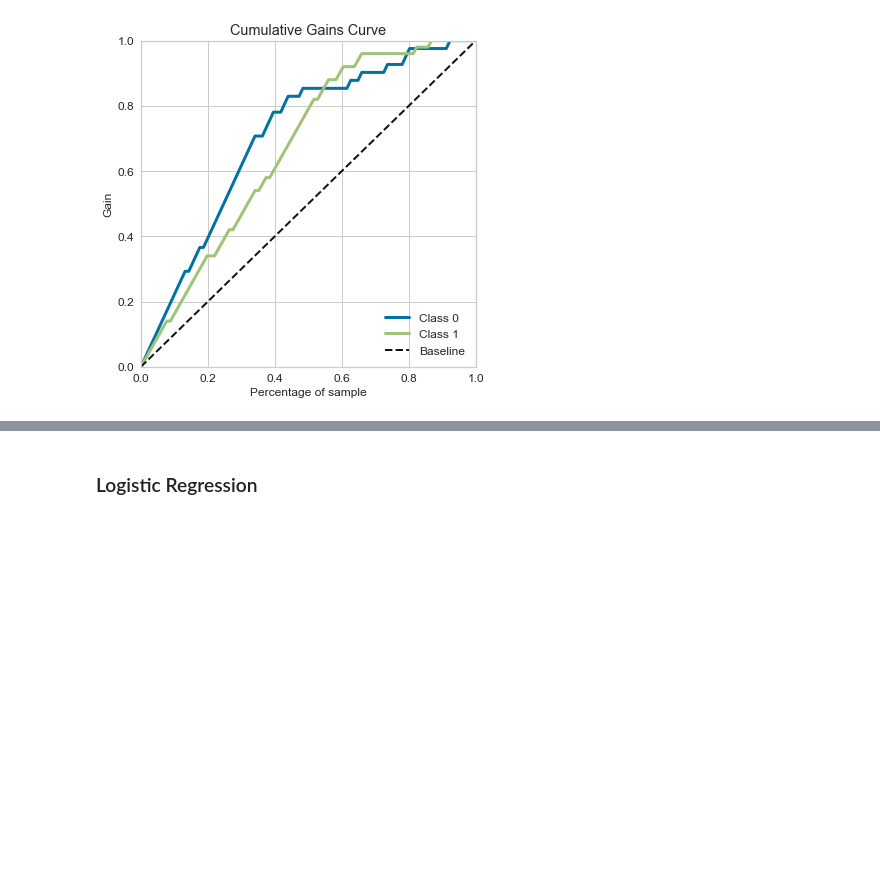
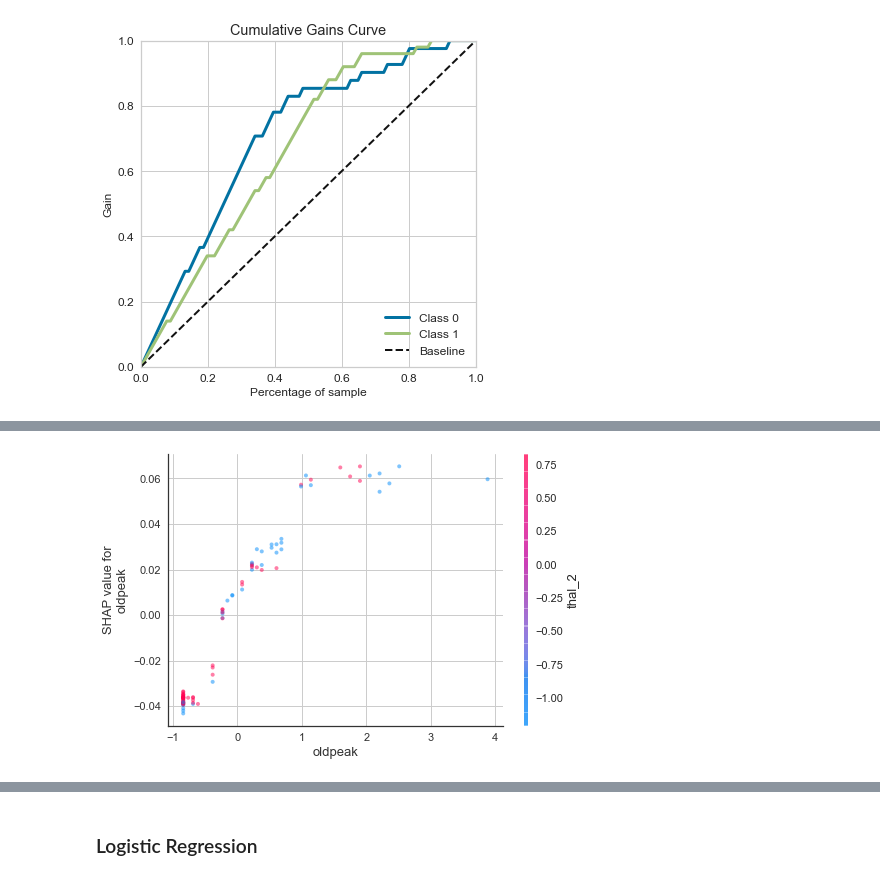
Before and after one commit to kovusseyit/Heart_UCI, a Jupyter notebook: heart_uci.ipynb, the cells around one changed output, grey strips where cells are left out. Drawn from its saved outputs; the diff is of its cells as text; code cells hidden in the pictures; blank space fills up the shorter version.

```diff
--- a/heart_uci.ipynb
+++ b/heart_uci.ipynb
@@ -511,0 +534,9 @@ scikitplot.metrics.plot_cumulative_gain(y_test, y_probas, ax=ax);
+# %%
+shap.dependence_plot('oldpeak',
+                     shap_vals[0],
+                     X_test,
+                     feature_names=X_test.columns,
+                     alpha=0.5
+                    )
+# %% [output]
+[figure, added]
```
Also changed, not shown: parts of 19 cells of this notebook.
